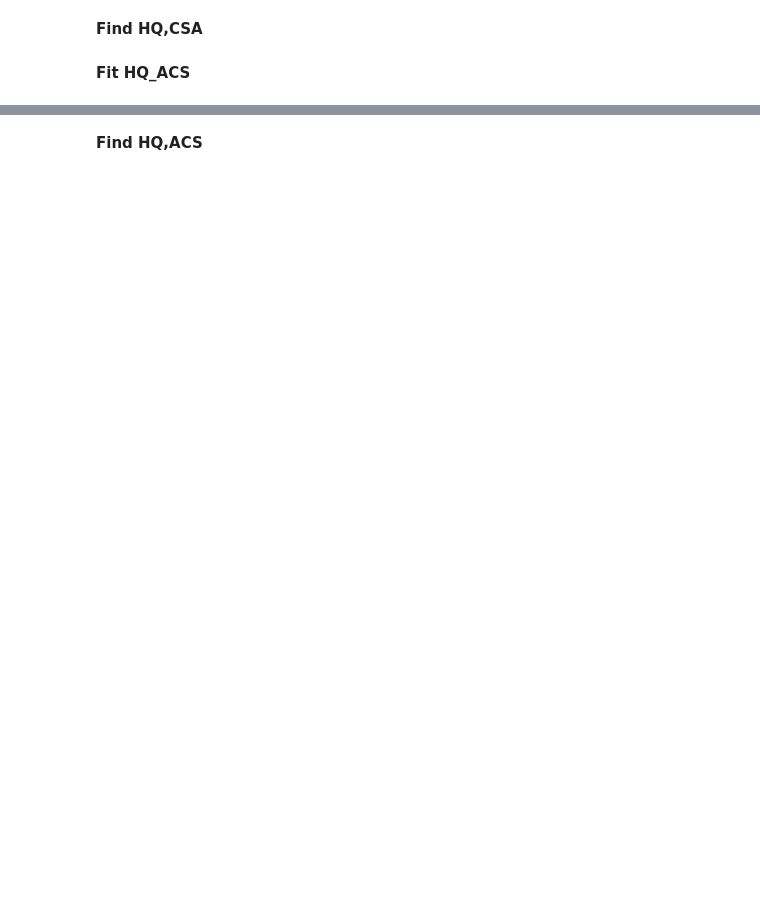
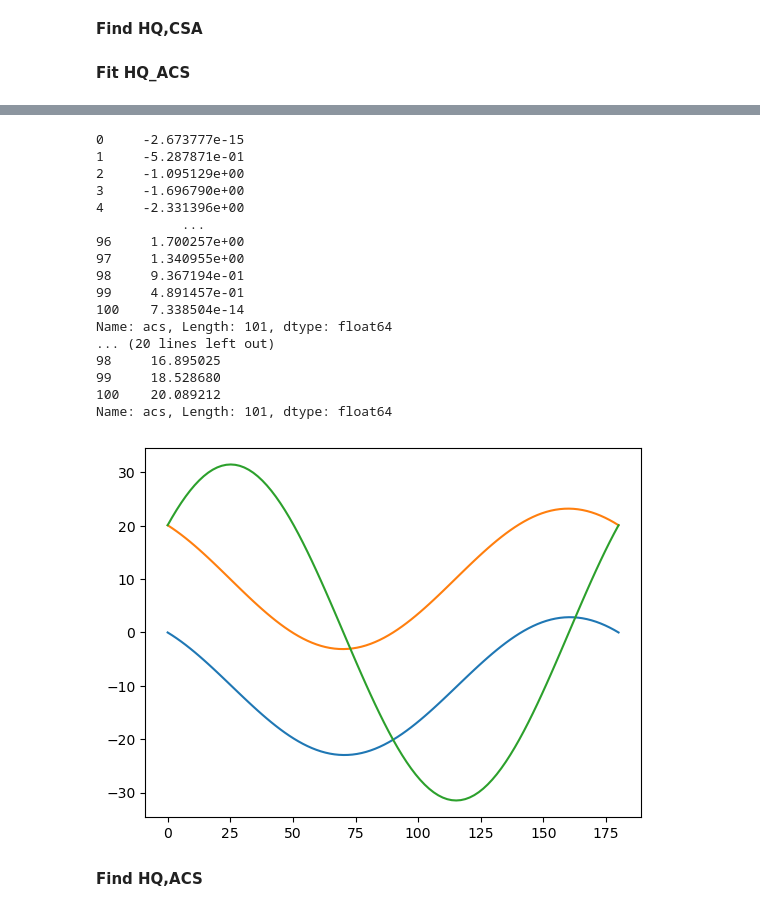
Before and after one commit to AstrobioShiva/Script_project, a Jupyter notebook: NMR_analysis/fitting_B11.ipynb, the cells around one changed output, grey strips where cells are left out. Drawn from its saved outputs; the diff is of its cells as text; code cells hidden in the pictures; blank space fills up the shorter version.

```diff
--- a/NMR_analysis/fitting_B11.ipynb
+++ b/NMR_analysis/fitting_B11.ipynb
@@ -588,3 +594,26 @@ for i in range(0,3):
+# %%
+for i in range (0,3):
+    print(df[i].acs)
+    plt.plot(df[i].angle, df[i].acs)
+# %% [output]
+0     -2.673777e-15
+1     -5.287871e-01
+2     -1.095129e+00
+3     -1.696790e+00
+4     -2.331396e+00
+           ...
+96     1.700257e+00
+97     1.340955e+00
+98     9.367194e-01
+99     4.891457e-01
+100    7.338504e-14
+Name: acs, Length: 101, dtype: float64
+... (20 lines left out)
+98     16.895025
+99     18.528680
+100    20.089212
+Name: acs, Length: 101, dtype: float64
+[figure, added]
 # %% [markdown]
 **Find HQ,ACS**
 # %%
```
Also changed, not shown: parts of 15 cells of this notebook, 8 other files.
